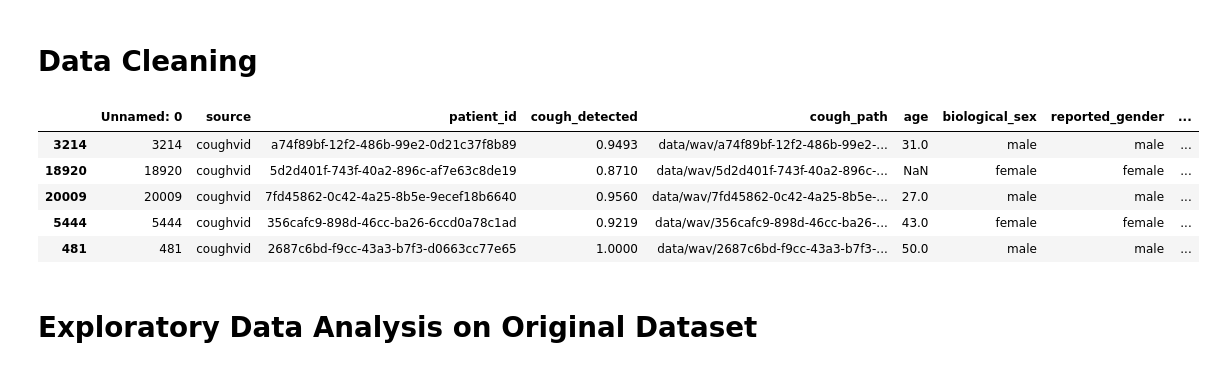
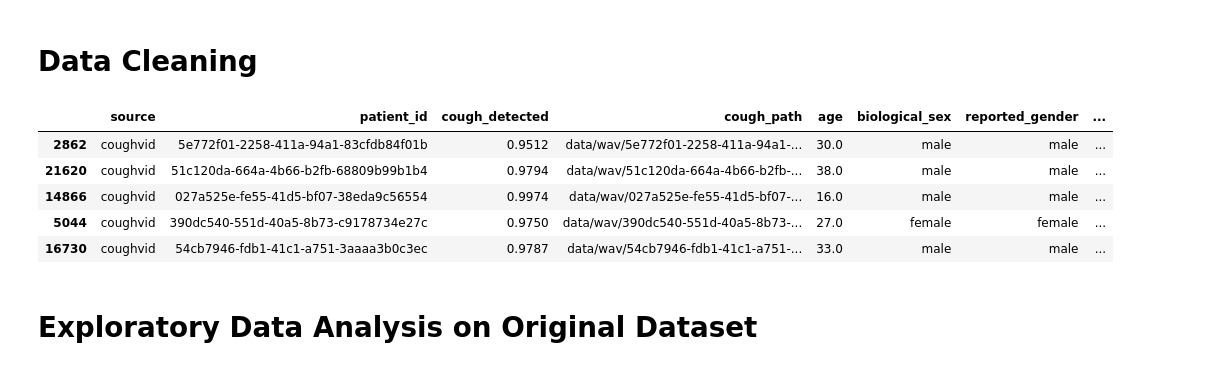
Before and after one commit to alicelovestocode/cough-segmentation, a Jupyter notebook: src/example.ipynb, the cells around one changed output. Drawn from its saved outputs; the diff is of its cells as text; code cells hidden in the pictures.

Commit message:
fix bug with unnamed index column included in dataframe

```diff
--- a/src/example.ipynb
+++ b/src/example.ipynb
@@ -33,23 +33,26 @@ ROOT_DIR_PATH_PROCESSED = 'data/wav_processed/'
 # %%
 # load coughvid dataset
 coughvid_df_raw = pd.read_csv(ROOT_CSV_PATH)
+
+# drop first column which is an unnamed internal index
+coughvid_df_raw = coughvid_df_raw.iloc[: , 1:]
 
 # filter cough with 0.7 threshold - this means audio is 70% likely to be a cough
 mask = (coughvid_df_raw.loc[:,'cough_detected'] > 0.7)
 coughvid_df_cough = coughvid_df_raw.loc[mask,:]
 
 # filter out untested results from clinically inferred PCR test results
 mask = (coughvid_df_cough.loc[:,'pcr_test_result_inferred'] == 'untested')
 coughvid_df = coughvid_df_cough.loc[~mask,:]
 
 coughvid_df.sample(5)
 # %% [output]
-|  | Unnamed: 0 | source | patient_id | cough_detected | cough_path | age | biological_sex | reported_gender | ... |
-| 3214 | 3214 | coughvid | a74f89bf-12f2-486b-99e2-0d21c37f8b89 | 0.9493 | data/wav/a74f89bf-12f2-486b-99e2-... | 31.0 | male | male | ... |
-| 18920 | 18920 | coughvid | 5d2d401f-743f-40a2-896c-af7e63c8de19 | 0.8710 | data/wav/5d2d401f-743f-40a2-896c-... | NaN | female | female | ... |
-| 20009 | 20009 | coughvid | 7fd45862-0c42-4a25-8b5e-9ecef18b6640 | 0.9560 | data/wav/7fd45862-0c42-4a25-8b5e-... | 27.0 | male | male | ... |
-| 5444 | 5444 | coughvid | 356cafc9-898d-46cc-ba26-6ccd0a78c1ad | 0.9219 | data/wav/356cafc9-898d-46cc-ba26-... | 43.0 | female | female | ... |
-| 481 | 481 | coughvid | 2687c6bd-f9cc-43a3-b7f3-d0663cc77e65 | 1.0000 | data/wav/2687c6bd-f9cc-43a3-b7f3-... | 50.0 | male | male | ... |
+|  | source | patient_id | cough_detected | cough_path | age | biological_sex | reported_gender | ... |
+| 2862 | coughvid | 5e772f01-2258-411a-94a1-83cfdb84f01b | 0.9512 | data/wav/5e772f01-2258-411a-94a1-... | 30.0 | male | male | ... |
+| 21620 | coughvid | 51c120da-664a-4b66-b2fb-68809b99b1b4 | 0.9794 | data/wav/51c120da-664a-4b66-b2fb-... | 38.0 | male | male | ... |
+| 14866 | coughvid | 027a525e-fe55-41d5-bf07-38eda9c56554 | 0.9974 | data/wav/027a525e-fe55-41d5-bf07-... | 16.0 | male | male | ... |
+| 5044 | coughvid | 390dc540-551d-40a5-8b73-c9178734e27c | 0.9750 | data/wav/390dc540-551d-40a5-8b73-... | 27.0 | female | female | ... |
+| 16730 | coughvid | 54cb7946-fdb1-41c1-a751-3aaaa3b0c3ec | 0.9787 | data/wav/54cb7946-fdb1-41c1-a751-... | 33.0 | male | male | ... |
 # %% [markdown]
 # Exploratory Data Analysis on Original Dataset
 # %%
```
